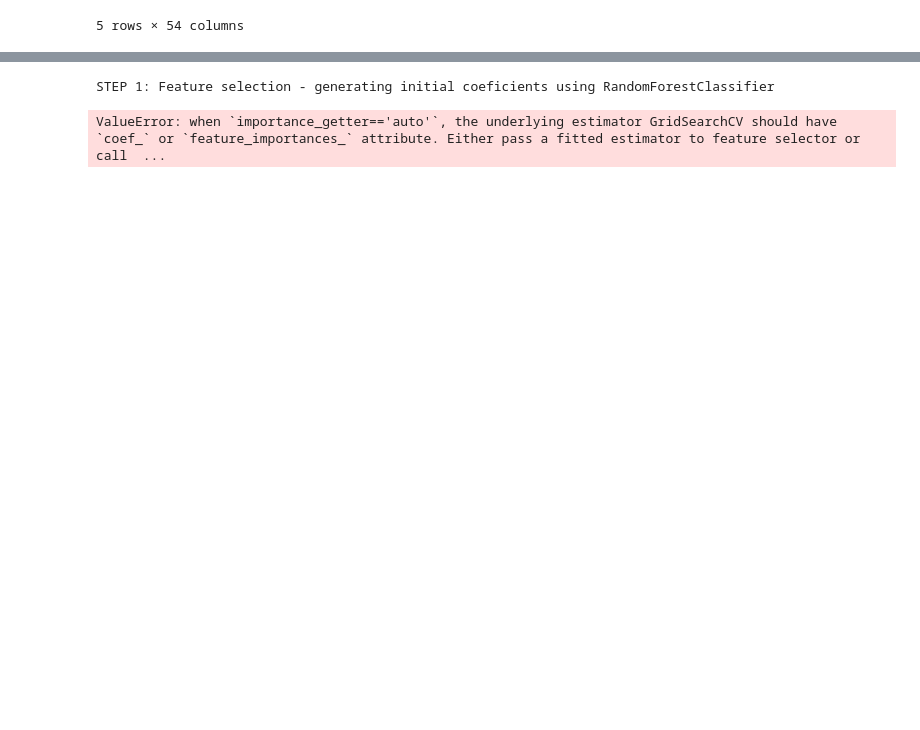
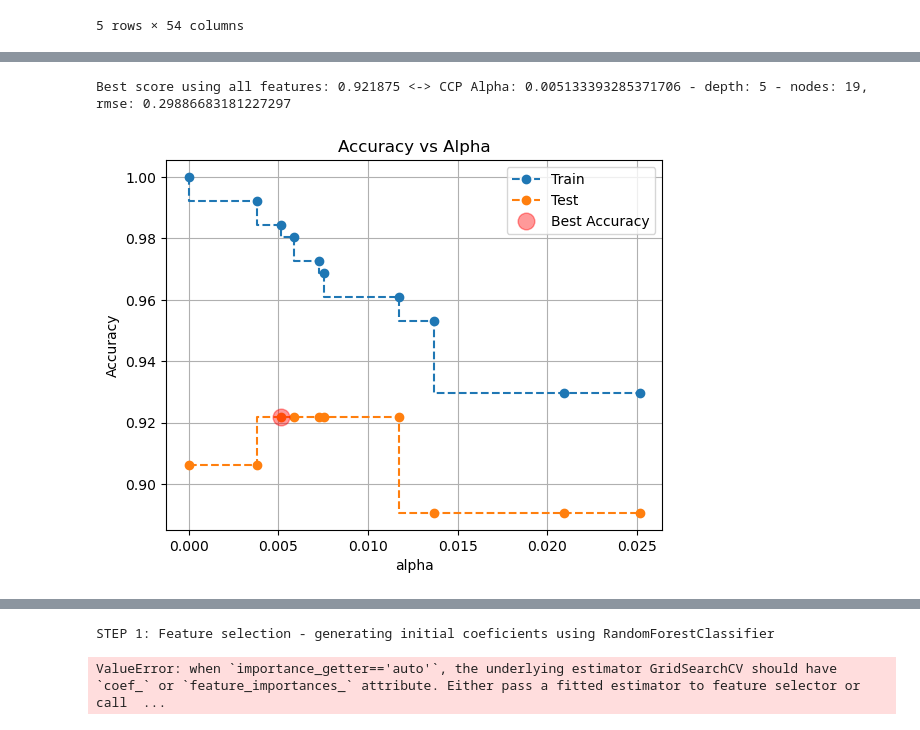
Before and after one commit to codemonkey1101/ucb-mlai-capstone, a Jupyter notebook: feature_evaluation.ipynb, the cells around one changed output, grey strips where cells are left out. Drawn from its saved outputs; the diff is of its cells as text; code cells hidden in the pictures; blank space fills up the shorter version.

```diff
--- a/feature_evaluation.ipynb
+++ b/feature_evaluation.ipynb
@@ -306,15 +306,13 @@ def calculatePermutationImportance(model_regressor, X_train, y_train, X_test, y_
     return results_df, len(results_df), score, error
 # %%
 # all stats vs making playoffs
-step1_perm_imp_selected_features, feature_cnt, score, error = calculatePermutationImportance(RandomForestClassifier(n_estimators=100, random_state=42, n_jobs=-1),
+step1_perm_imp_selected_features_rfc, feature_cnt, score, error = calculatePermutationImportance(RandomForestClassifier(n_estimators=100, random_state=42, n_jobs=-1),
                                             X_lte_2020, y_lte_2020_encoded, X_gt_2020, y_gt_2020_encoded
                                         )
-# print(f'STEP 1: Feature Evaluation for [total stats vs points differential]:\nAccuracy: feature-count: {feature_cnt}, {score}, RMSE: {error}\n{step1_perm_imp_selected_features}\n')
-print(f'STEP 1: Feature Evaluation using RandomForestClassifier for [total stats vs making to playoffs]:\nAccuracy: feature-count: {feature_cnt}, {score}, RMSE: {error}')
+print(f'STEP 1: Feature Evaluation using RandomForestClassifier for [total stats vs Making to playoffs]:\nAccuracy: total feature-count: {feature_cnt}, accuracy: {score}, RMSE: {error}\n{step1_perm_imp_selected_features_rfc.query('Importance > 0')}\n')
 
-step1_perm_imp_selected_features, feature_cnt, score, error = calculatePermutationImportance(DecisionTreeClassifier(random_state=42),
+step1_perm_imp_selected_features_dtc, feature_cnt, score, error = calculatePermutationImportance(DecisionTreeClassifier(random_state=42),
                                             X_lte_2020, y_lte_2020_encoded, X_gt_2020, y_gt_2020_encoded
                                         )
-# print(f'STEP 1: Feature Evaluation for [total stats vs points differential]:\nAccuracy: feature-count: {feature_cnt}, {score}, RMSE: {error}\n{step1_perm_imp_selected_features}\n')
-print(f'STEP 1: Feature Evaluation using DecisionTreeClassifier for [total stats vs making to playoffs]:\nAccuracy: feature-count: {feature_cnt}, {score}, RMSE: {error}')
+print(f'STEP 1: Feature Evaluation using DecisionTreeClassifier for [total stats vs Making to playoffs]:\nAccuracy: total feature-count: {feature_cnt}, accuracy: {score}, RMSE: {error}\n{step1_perm_imp_selected_features_dtc.query('Importance > 0')}\n')
 # %% [output]
@@ -473,0 +490,3 @@ def createSelectedFeatureList(X_train, y_train, X_test, y_test, model_name, mode
+# %%
+step2_pruning_path_results_df, pruning_paths = calculateOptimalPath(X_lte_2020, y_lte_2020_encoded, X_gt_2020, y_gt_2020_encoded)
+step2_pruning_path_results_df
@@ -473,0 +512,6 @@ def createSelectedFeatureList(X_train, y_train, X_test, y_test, model_name, mode
+# %%
+# show the accuracy for each ccp alpha including the best accuracy score
+showCcpAlphasVsAccuracy(step2_pruning_path_results_df)
+# %% [output]
+Best score using all features: 0.921875 <-> CCP Alpha: 0.005133393285371706 - depth: 5 - nodes: 19, rmse: 0.29886683181227297
+[figure, added]
```
Also changed, not shown: parts of 11 cells of this notebook, 6 other files.
